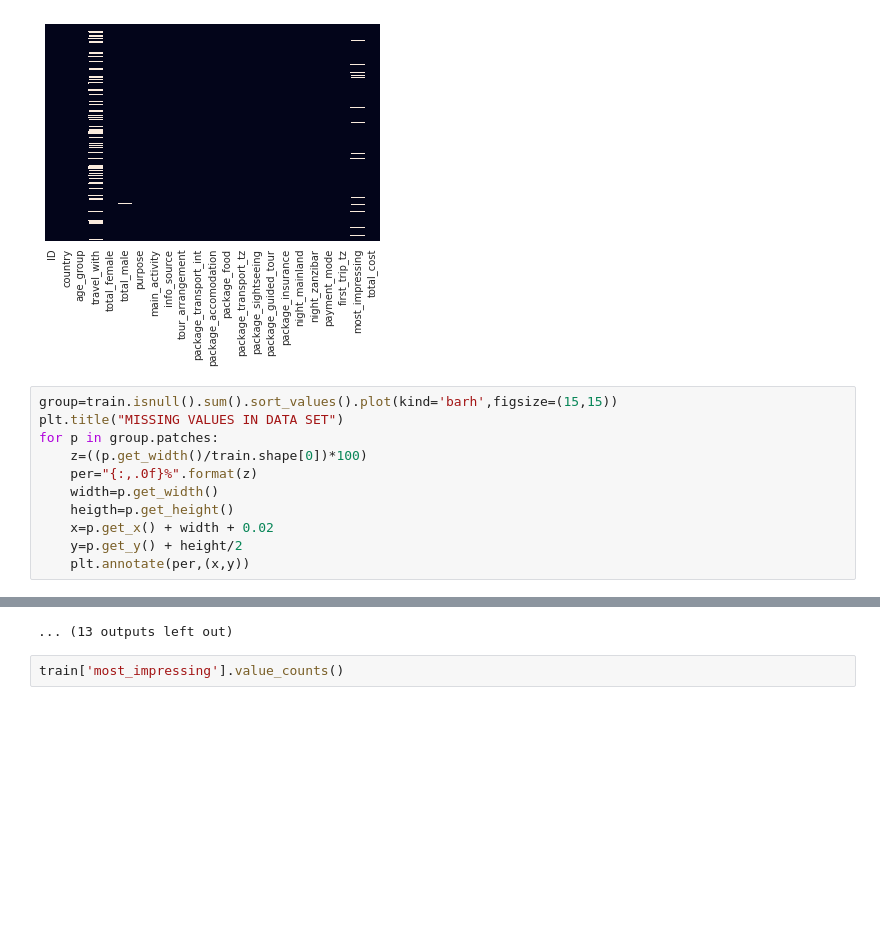
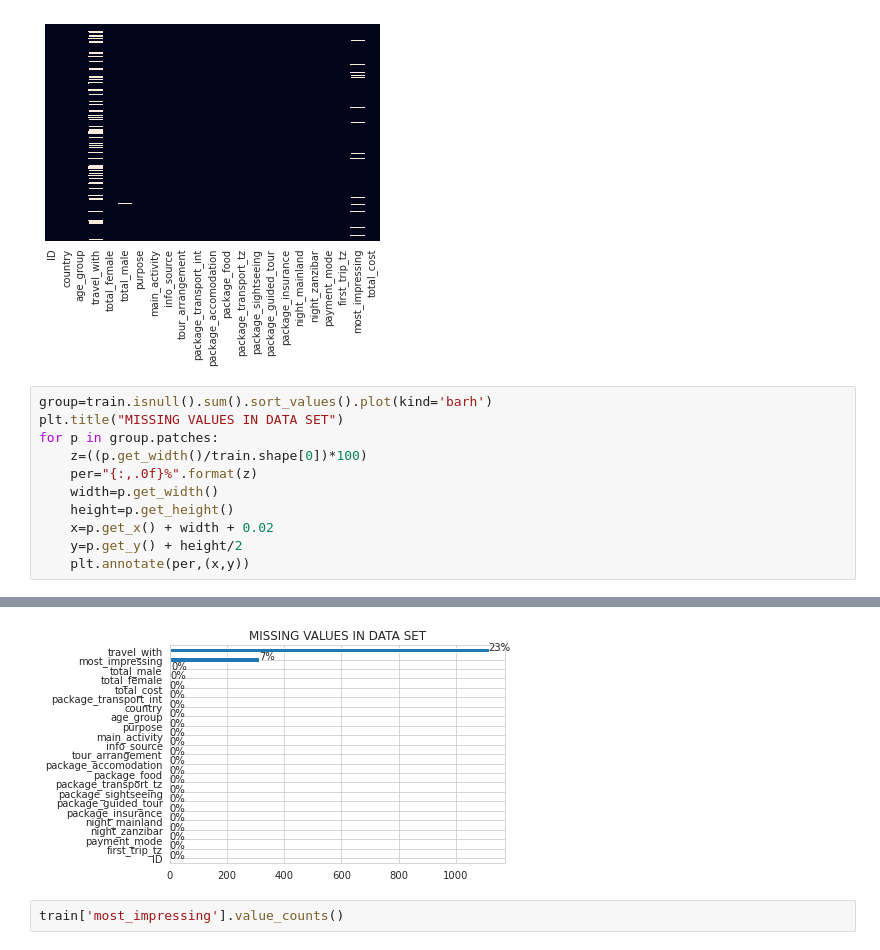
Before and after one commit to innocent-charles/TanzaTour-AI, a Jupyter notebook: Tazatep dataset/TanzaTourAI.ipynb, the cells around one changed output, grey strips where cells are left out. Cells and saved outputs as stored; diff of their text form; blank space fills up the shorter version.

```diff
--- a/Tazatep dataset/TanzaTourAI.ipynb
+++ b/Tazatep dataset/TanzaTourAI.ipynb
@@ -117,13 +120,13 @@ sns.heatmap(train.isnull(),yticklabels=False,cbar=False)
 <AxesSubplot:>
 [figure]
 # %%
-group=train.isnull().sum().sort_values().plot(kind='barh',figsize=(15,15))
+group=train.isnull().sum().sort_values().plot(kind='barh')
 plt.title("MISSING VALUES IN DATA SET")
 for p in group.patches:
     z=((p.get_width()/train.shape[0])*100)
     per="{:,.0f}%".format(z)
     width=p.get_width()
-    heigth=p.get_height()
+    height=p.get_height()
     x=p.get_x() + width + 0.02
     y=p.get_y() + height/2
     plt.annotate(per,(x,y))
@@ -143,4 +134,4 @@ for p in group.patches:
-... (13 outputs left out)
+[figure, added]
 # %%
 train['most_impressing'].value_counts()
 # %% [output]
```
Also changed, not shown: parts of 18 cells of this notebook.
